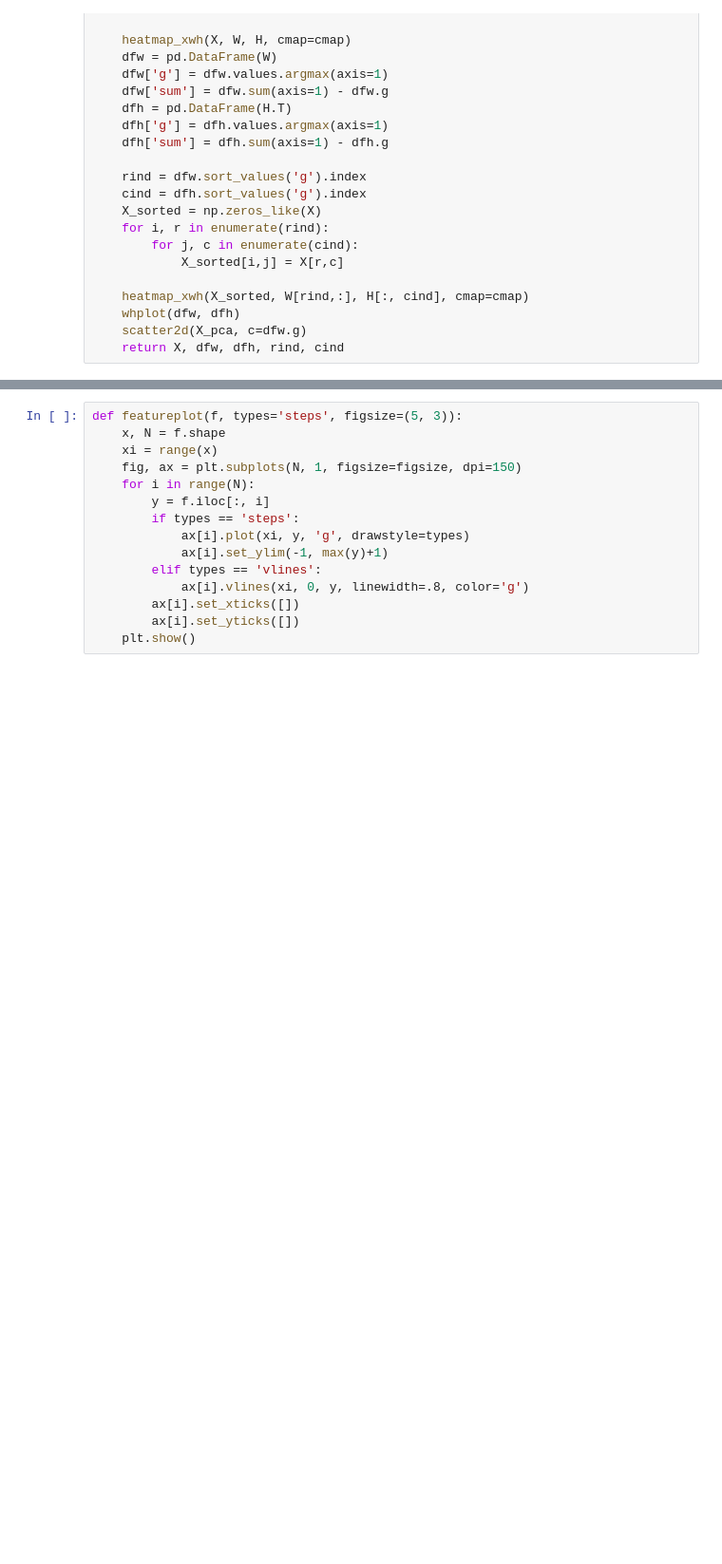
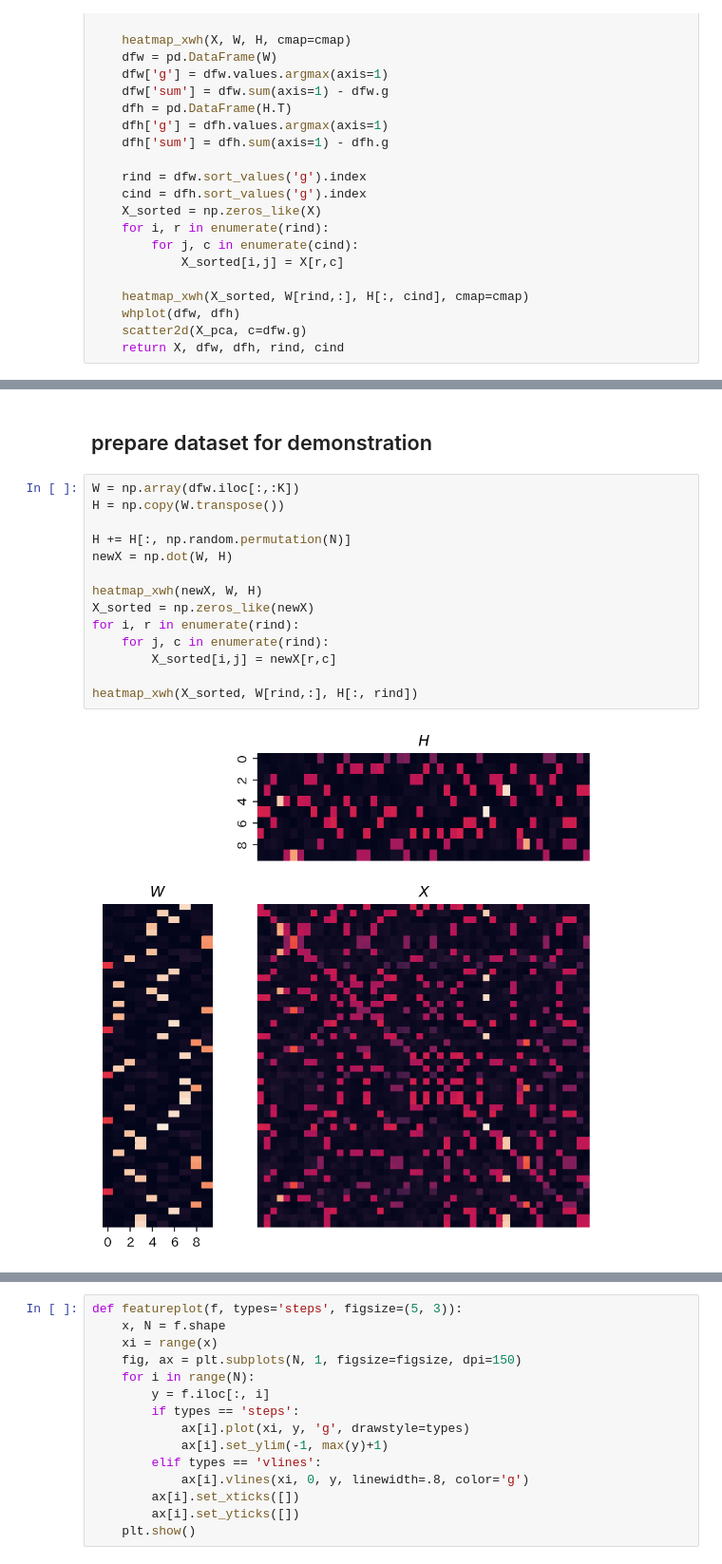
Before and after one commit to vwrs/nmf-clustering, a Jupyter notebook: nmf-clustering-demo.ipynb, the cells around one changed output, grey strips where cells are left out. Shown at 95% size. Saved outputs shown, nothing was run; the diff lists cells and outputs as text; blank space fills up the shorter version.

```diff
--- a/nmf-clustering-demo.ipynb
+++ b/nmf-clustering-demo.ipynb
@@ -103,0 +105,18 @@ X, dfw, dfh, rind, cind = nmf_demo(N=200, dim=200, K=K, std=1, cmap=None)
+# %% [markdown]
+## prepare dataset for demonstration
+# %%
+W = np.array(dfw.iloc[:,:K])
+H = np.copy(W.transpose())
+
+H += H[:, np.random.permutation(N)]
+newX = np.dot(W, H)
+
+heatmap_xwh(newX, W, H)
+X_sorted = np.zeros_like(newX)
+for i, r in enumerate(rind):
+    for j, c in enumerate(rind):
+        X_sorted[i,j] = newX[r,c]
+
+heatmap_xwh(X_sorted, W[rind,:], H[:, rind])
+# %% [output]
+[figure, added]
```
Also changed, not shown: parts of 5 cells of this notebook, 12 other files.
